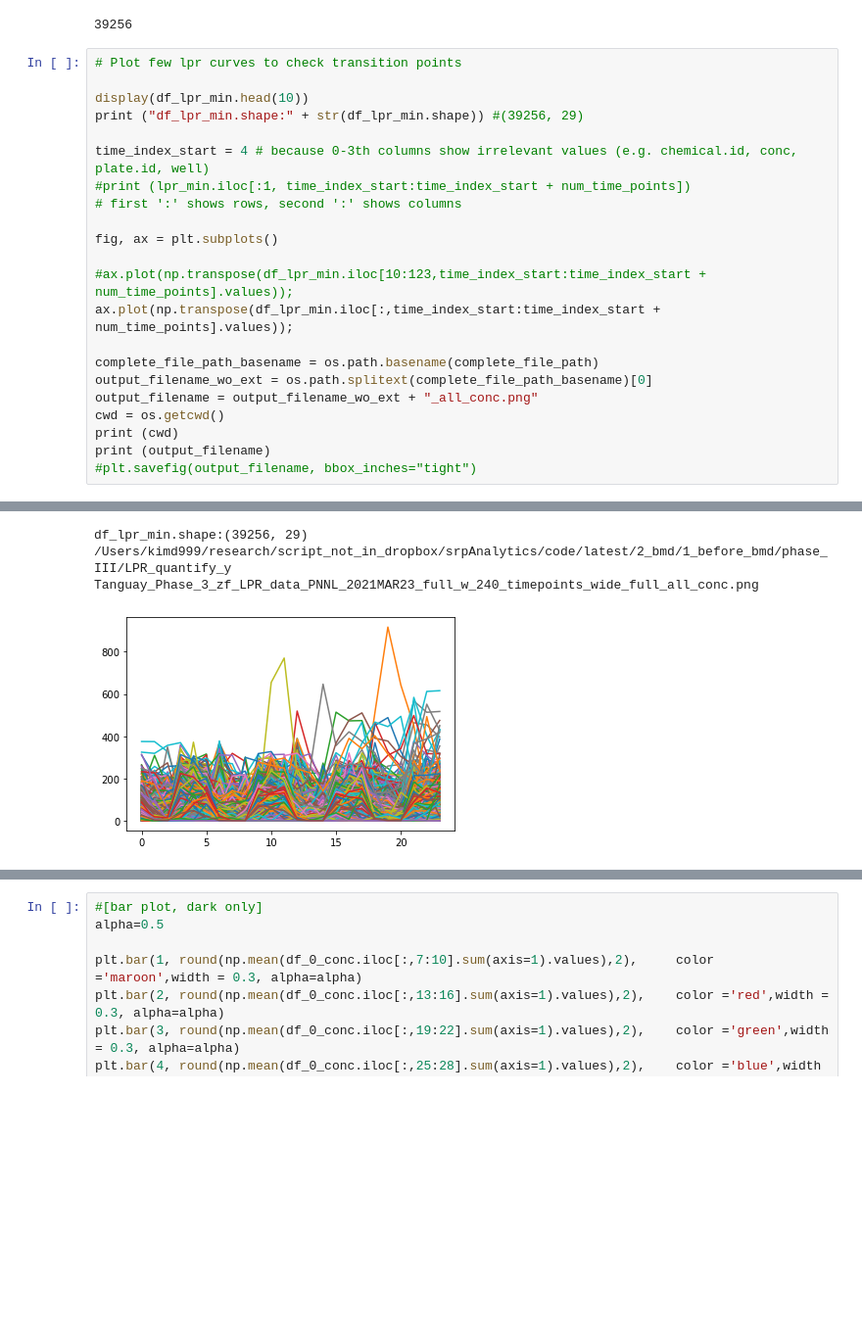
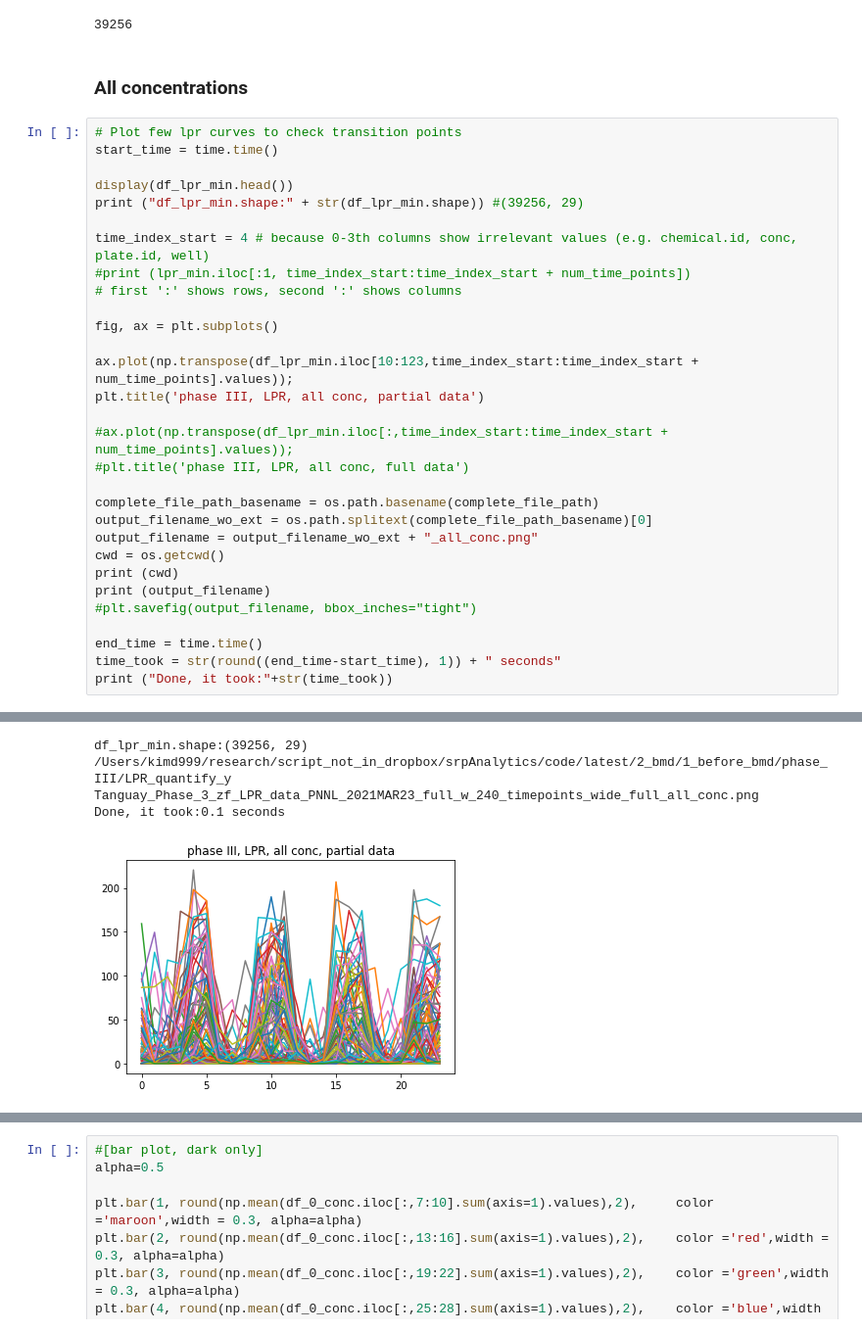
Before and after one commit to PNNL-CompBio/srpAnalytics, a Jupyter notebook: code/latest/2_bmd/1_before_bmd/phase_III/LPR_quantify_y/phase_III_LPR_all_conc_1_min_wide2dicho_t0_t239_for_y.ipynb, the cells around one changed output, grey strips where cells are left out. Shown at 98% size. Drawn from its saved outputs; the diff is of its cells as text; blank space fills up the shorter version.

```diff
--- a/code/latest/2_bmd/1_before_bmd/phase_III/LPR_quantify_y/phase_III_LPR_all_conc_1_min_wide2dicho_t0_t239_for_y.ipynb
+++ b/code/latest/2_bmd/1_before_bmd/phase_III/LPR_quantify_y/phase_III_LPR_all_conc_1_min_wide2dicho_t0_t239_for_y.ipynb
@@ -257,10 +249,13 @@ display(len(df_lpr_min))
 | 3 | 234 | 67.0 | 14389 | A04 | 5.473000 | 0.000 | 0.000 | 0.000 | 0.000 | 82.775001 | ... |
 | 4 | 234 | 67.0 | 14389 | A05 | 23.419000 | 0.000 | 0.000 | 0.000 | 3.371 | 6.509000 | ... |
 39256
+# %% [markdown]
+### All concentrations
 # %%
 # Plot few lpr curves to check transition points
+start_time = time.time()
 
-display(df_lpr_min.head(10))
+display(df_lpr_min.head())
 print ("df_lpr_min.shape:" + str(df_lpr_min.shape)) #(39256, 29)
 
 time_index_start = 4 # because 0-3th columns show irrelevant values (e.g. chemical.id, conc, plate.id, well)
@@ -269,8 +264,11 @@ time_index_start = 4 # because 0-3th columns show irrelevant values (e.g. chemic
 
 fig, ax = plt.subplots()
 
-#ax.plot(np.transpose(df_lpr_min.iloc[10:123,time_index_start:time_index_start + num_time_points].values));
-ax.plot(np.transpose(df_lpr_min.iloc[:,time_index_start:time_index_start + num_time_points].values));
+ax.plot(np.transpose(df_lpr_min.iloc[10:123,time_index_start:time_index_start + num_time_points].values));
+plt.title('phase III, LPR, all conc, partial data')
+
+#ax.plot(np.transpose(df_lpr_min.iloc[:,time_index_start:time_index_start + num_time_points].values));
+#plt.title('phase III, LPR, all conc, full data')
 
 complete_file_path_basename = os.path.basename(complete_file_path)
 output_filename_wo_ext = os.path.splitext(complete_file_path_basename)[0]
@@ -279,5 +277,9 @@ cwd = os.getcwd()
 print (cwd)
 print (output_filename)
 #plt.savefig(output_filename, bbox_inches="tight")
+
+end_time = time.time()
+time_took = str(round((end_time-start_time), 1)) + " seconds"
+print ("Done, it took:"+str(time_took))
 # %% [output]
 |  | chemical.id | conc | plate.id | well | t0 | t1 | t2 | t3 | t4 | t5 | ... |
@@ -294,7 +291,8 @@ print (output_filename)
 df_lpr_min.shape:(39256, 29)
 /Users/kimd999/research/script_not_in_dropbox/srpAnalytics/code/latest/2_bmd/1_before_bmd/phase_III/LPR_quantify_y
 Tanguay_Phase_3_zf_LPR_data_PNNL_2021MAR23_full_w_240_timepoints_wide_full_all_conc.png
+Done, it took:0.1 seconds
-[figure, old version]
+[figure, new version]
 # %%
 # box-whisker plot, mean displacement, dark only
 column_name = 'y_mean'
```
Also changed, not shown: parts of 12 cells of this notebook.
